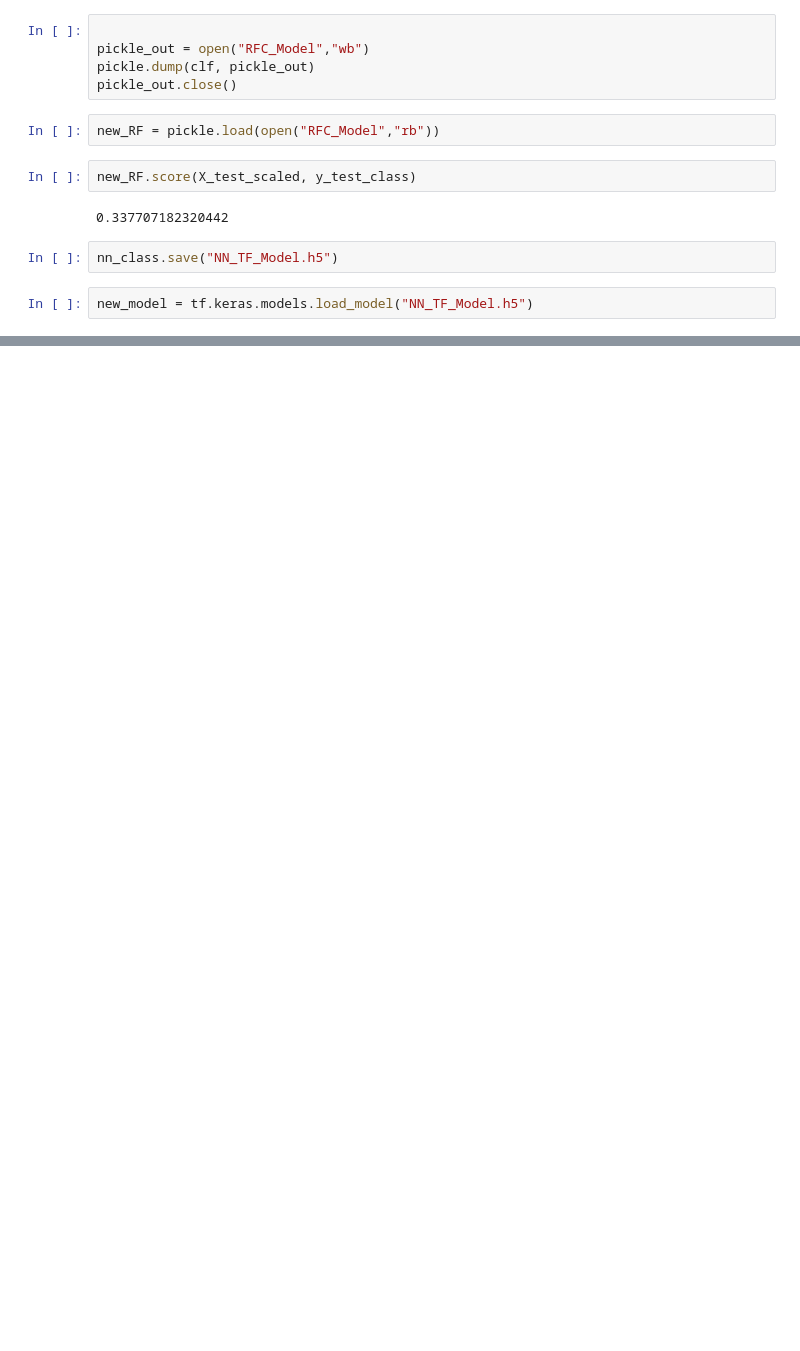
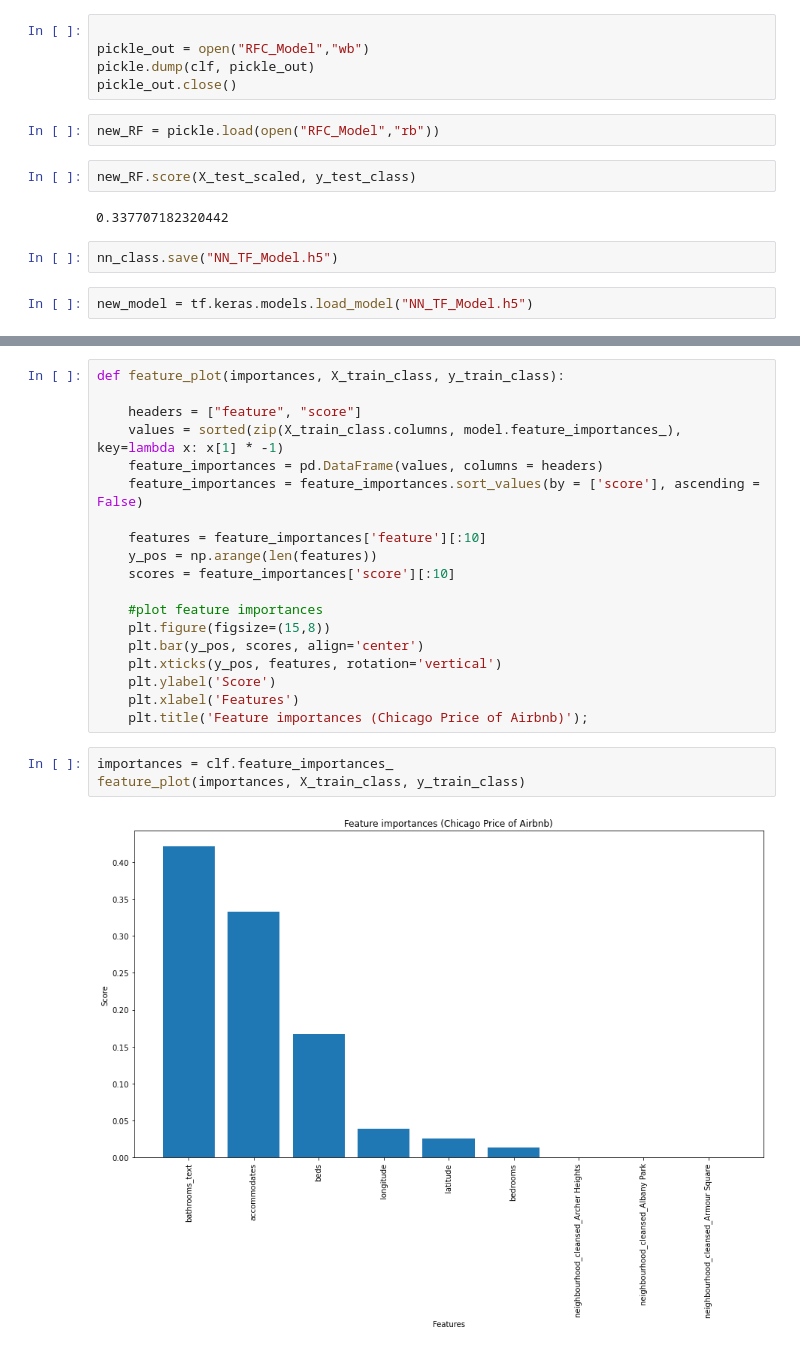
Before and after one commit to colinbrineman/MachineLearning2022, a Jupyter notebook: Chicago_Airbnb_ML_Model.ipynb, the cells around one changed output, grey strips where cells are left out. Drawn from its saved outputs; the diff is of its cells as text; blank space fills up the shorter version.

```diff
--- a/Chicago_Airbnb_ML_Model.ipynb
+++ b/Chicago_Airbnb_ML_Model.ipynb
@@ -501,0 +636,24 @@ new_model.evaluate(x=X_test_scaled,y=y_test_nn)
+# %%
+def feature_plot(importances, X_train_class, y_train_class):
+
+    headers = ["feature", "score"]
+    values = sorted(zip(X_train_class.columns, model.feature_importances_), key=lambda x: x[1] * -1)
+    feature_importances = pd.DataFrame(values, columns = headers)
+    feature_importances = feature_importances.sort_values(by = ['score'], ascending = False)
+
+    features = feature_importances['feature'][:10]
+    y_pos = np.arange(len(features))
+    scores = feature_importances['score'][:10]
+
+    #plot feature importances
+    plt.figure(figsize=(15,8))
+    plt.bar(y_pos, scores, align='center')
+    plt.xticks(y_pos, features, rotation='vertical')
+    plt.ylabel('Score')
+    plt.xlabel('Features')
+    plt.title('Feature importances (Chicago Price of Airbnb)');
+# %%
+importances = clf.feature_importances_
+feature_plot(importances, X_train_class, y_train_class)
+# %% [output]
+[figure, added]
```
Also changed, not shown: parts of 17 cells of this notebook, 3 other files.
